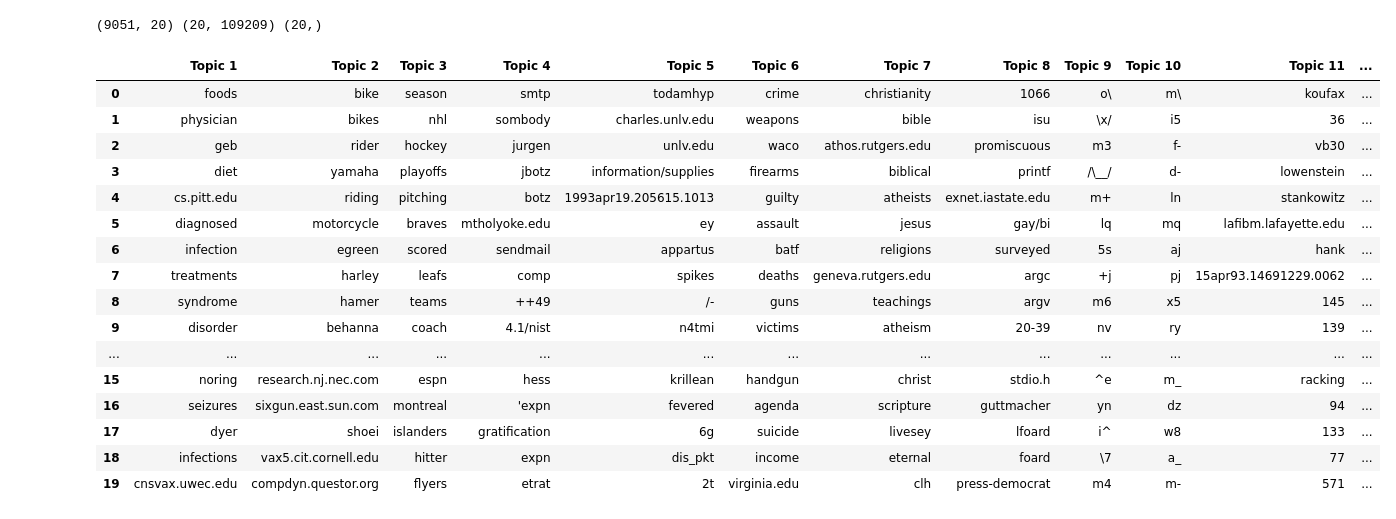
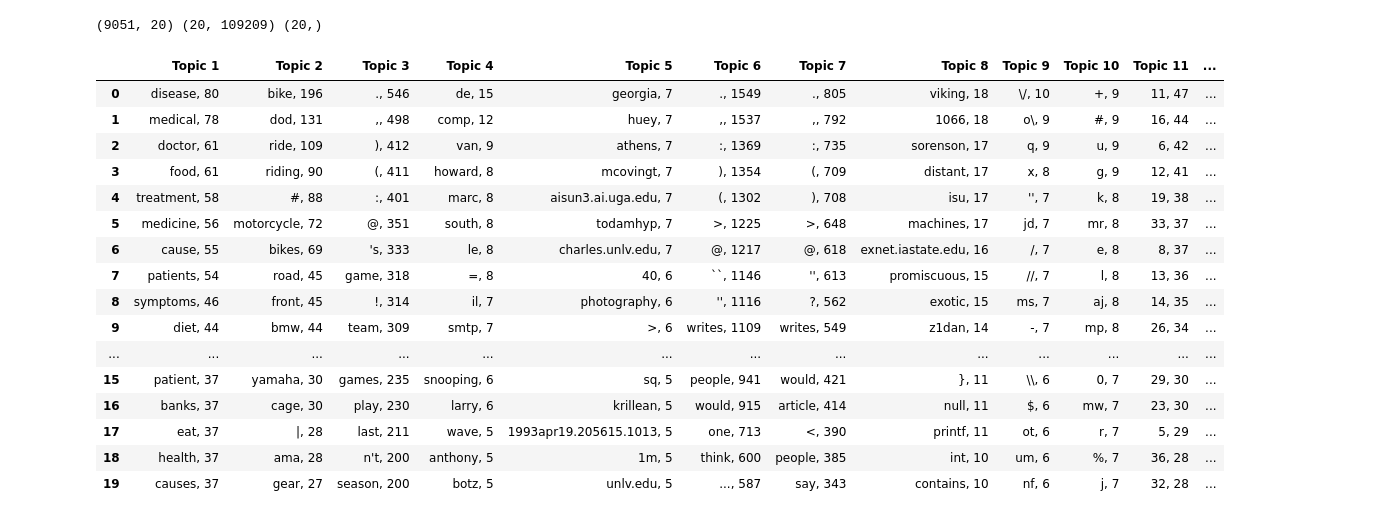
Before and after one commit to MahdiTheGreat/Intro-to-language-modeling, a Jupyter notebook: Assignment_3.ipynb, the cells around one changed output. Saved outputs shown, nothing was run; the diff lists cells and outputs as text; code cells hidden in the pictures.

```diff
--- a/Assignment_3.ipynb
+++ b/Assignment_3.ipynb
@@ -72,0 +49,12 @@ Thanks,
+# %%
+def extract_body(text):
+    # Extract only words using regex
+    words = re.findall(r'\b[a-zA-Z]+\b', text)
+
+    # Join the words with spaces (optional)
+    cleaned_text = " ".join(words)
+
+    return cleaned_text
+
+removed_headers = extract_body(train_data_small[445])
+print(removed_headers)
@@ -83,7 +73,7 @@ flattened_train = []  # A single list of all words in the corpus
 # Tokenizing and removing stopwords
 print("Processing Articles")
 for i, article in tqdm(enumerate(train_data_small), total=len(train_data_small)):
-    article_body = extract_email_body(article) # Only use body and remove headers and footers
+    article_body = extract_body(article) # Only use body and remove headers and footers
     word_tokens = word_tokenize(article_body)  # Tokenize article
     # Remove stop words and add to both filtered_train and flattened_train
     filtered_words = [w.lower() for w in word_tokens if w.lower() not in stop_words]
@@ -227,16 +217,16 @@ def get_top_words(nkw, id_to_word, top_n=20, method="raw", beta=0.1):
         # Use raw counts
         for k in range(K):
             top_word_indices = np.argsort(nkw[k, :])[::-1][:top_n]  # Top N words by count
-            top_words_per_topic[k] = [id_to_word[idx] for idx in top_word_indices]
+            top_words_per_topic[k] = [f"{id_to_word[idx]}, {int(nkw[k, idx])}" for idx in top_word_indices]
 
     elif method == "relative":
         # Compute relative frequencies
         word_totals = np.sum(nkw, axis=0)  # Total count of each word across all topics
-        for k in range(K):
+        for k in range(K): # for k in topics
             relative_freqs = (nkw[k, :] + beta) / (word_totals + beta * K)  # Smoothed relative frequency
             top_word_indices = np.argsort(relative_freqs)[::-1][:top_n]  # Top N words by relative frequency
             top_words_per_topic[k] = [
-                id_to_word[idx] for idx in top_word_indices
+                f"{id_to_word[idx]}, {int(nkw[k,idx])}" for idx in top_word_indices
             ]
 
     return top_words_per_topic
@@ -253,24 +243,24 @@ def top_words_to_df(top_words_per_topic):
     df_top_words.columns = [f"Topic {i+1}" for i in range(df_top_words.shape[1])]
     return df_top_words
 # %%
-top_words_per_topic = get_top_words(nkw, id_to_word, top_n=20, method="relative")
+top_words_per_topic = get_top_words(nkw, id_to_word, top_n=20, method="raw")
 df_top_words = top_words_to_df(top_words_per_topic)
 df_top_words
 # %% [output]
 |  | Topic 1 | Topic 2 | Topic 3 | Topic 4 | Topic 5 | Topic 6 | Topic 7 | Topic 8 | Topic 9 | Topic 10 | Topic 11 | ... |
-| 0 | foods | bike | season | smtp | todamhyp | crime | christianity | 1066 | o\ | m\ | koufax | ... |
-| 1 | physician | bikes | nhl | sombody | charles.unlv.edu | weapons | bible | isu | \x/ | i5 | 36 | ... |
-| 2 | geb | rider | hockey | jurgen | unlv.edu | waco | athos.rutgers.edu | promiscuous | m3 | f- | vb30 | ... |
-| 3 | diet | yamaha | playoffs | jbotz | information/supplies | firearms | biblical | printf | /\__/ | d- | lowenstein | ... |
-| 4 | cs.pitt.edu | riding | pitching | botz | 1993apr19.205615.1013 | guilty | atheists | exnet.iastate.edu | m+ | ln | stankowitz | ... |
-| 5 | diagnosed | motorcycle | braves | mtholyoke.edu | ey | assault | jesus | gay/bi | lq | mq | lafibm.lafayette.edu | ... |
-| 6 | infection | egreen | scored | sendmail | appartus | batf | religions | surveyed | 5s | aj | hank | ... |
-| 7 | treatments | harley | leafs | comp | spikes | deaths | geneva.rutgers.edu | argc | +j | pj | 15apr93.14691229.0062 | ... |
-| 8 | syndrome | hamer | teams | ++49 | /- | guns | teachings | argv | m6 | x5 | 145 | ... |
-| 9 | disorder | behanna | coach | 4.1/nist | n4tmi | victims | atheism | 20-39 | nv | ry | 139 | ... |
+| 0 | disease, 80 | bike, 196 | ., 546 | de, 15 | georgia, 7 | ., 1549 | ., 805 | viking, 18 | \/, 10 | +, 9 | 11, 47 | ... |
+| 1 | medical, 78 | dod, 131 | ,, 498 | comp, 12 | huey, 7 | ,, 1537 | ,, 792 | 1066, 18 | o\, 9 | #, 9 | 16, 44 | ... |
+| 2 | doctor, 61 | ride, 109 | ), 412 | van, 9 | athens, 7 | :, 1369 | :, 735 | sorenson, 17 | q, 9 | u, 9 | 6, 42 | ... |
+| 3 | food, 61 | riding, 90 | (, 411 | howard, 8 | mcovingt, 7 | ), 1354 | (, 709 | distant, 17 | x, 8 | g, 9 | 12, 41 | ... |
+| 4 | treatment, 58 | #, 88 | :, 401 | marc, 8 | aisun3.ai.uga.edu, 7 | (, 1302 | ), 708 | isu, 17 | '', 7 | k, 8 | 19, 38 | ... |
+| 5 | medicine, 56 | motorcycle, 72 | @, 351 | south, 8 | todamhyp, 7 | >, 1225 | >, 648 | machines, 17 | jd, 7 | mr, 8 | 33, 37 | ... |
+| 6 | cause, 55 | bikes, 69 | 's, 333 | le, 8 | charles.unlv.edu, 7 | @, 1217 | @, 618 | exnet.iastate.edu, 16 | /, 7 | e, 8 | 8, 37 | ... |
+| 7 | patients, 54 | road, 45 | game, 318 | =, 8 | 40, 6 | ``, 1146 | '', 613 | promiscuous, 15 | //, 7 | l, 8 | 13, 36 | ... |
+| 8 | symptoms, 46 | front, 45 | !, 314 | il, 7 | photography, 6 | '', 1116 | ?, 562 | exotic, 15 | ms, 7 | aj, 8 | 14, 35 | ... |
+| 9 | diet, 44 | bmw, 44 | team, 309 | smtp, 7 | >, 6 | writes, 1109 | writes, 549 | z1dan, 14 | -, 7 | mp, 8 | 26, 34 | ... |
 | ... | ... | ... | ... | ... | ... | ... | ... | ... | ... | ... | ... | ... |
-| 15 | noring | research.nj.nec.com | espn | hess | krillean | handgun | christ | stdio.h | ^e | m_ | racking | ... |
-| 16 | seizures | sixgun.east.sun.com | montreal | 'expn | fevered | agenda | scripture | guttmacher | yn | dz | 94 | ... |
-| 17 | dyer | shoei | islanders | gratification | 6g | suicide | livesey | lfoard | i^ | w8 | 133 | ... |
-| 18 | infections | vax5.cit.cornell.edu | hitter | expn | dis_pkt | income | eternal | foard | \7 | a_ | 77 | ... |
-| 19 | cnsvax.uwec.edu | compdyn.questor.org | flyers | etrat | 2t | virginia.edu | clh | press-democrat | m4 | m- | 571 | ... |
+| 15 | patient, 37 | yamaha, 30 | games, 235 | snooping, 6 | sq, 5 | people, 941 | would, 421 | }, 11 | \\, 6 | 0, 7 | 29, 30 | ... |
+| 16 | banks, 37 | cage, 30 | play, 230 | larry, 6 | krillean, 5 | would, 915 | article, 414 | null, 11 | $, 6 | mw, 7 | 23, 30 | ... |
+| 17 | eat, 37 | |, 28 | last, 211 | wave, 5 | 1993apr19.205615.1013, 5 | one, 713 | <, 390 | printf, 11 | ot, 6 | r, 7 | 5, 29 | ... |
+| 18 | health, 37 | ama, 28 | n't, 200 | anthony, 5 | 1m, 5 | think, 600 | people, 385 | int, 10 | um, 6 | %, 7 | 36, 28 | ... |
+| 19 | causes, 37 | gear, 27 | season, 200 | botz, 5 | unlv.edu, 5 | ..., 587 | say, 343 | contains, 10 | nf, 6 | j, 7 | 32, 28 | ... |
```
Also changed, not shown: parts of 2 cells of this notebook.
